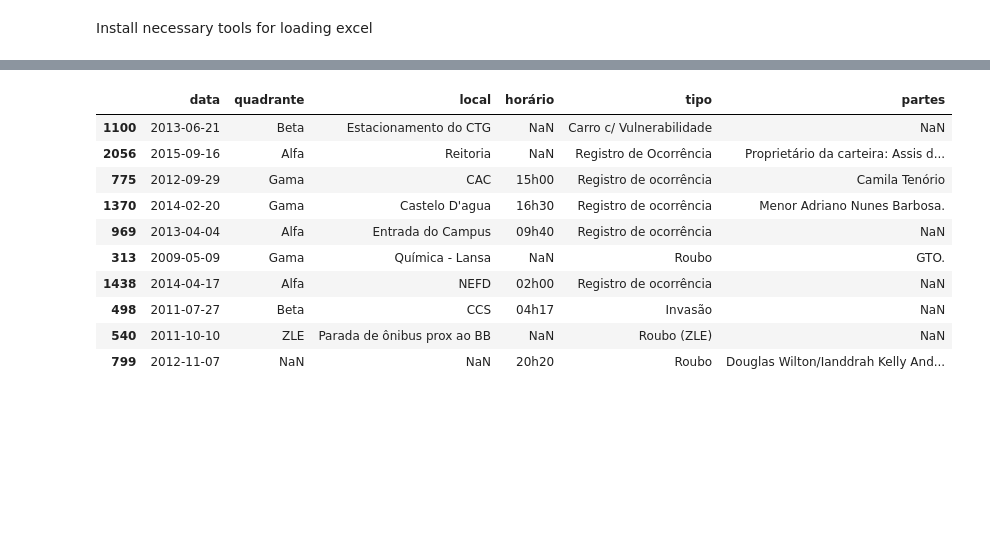
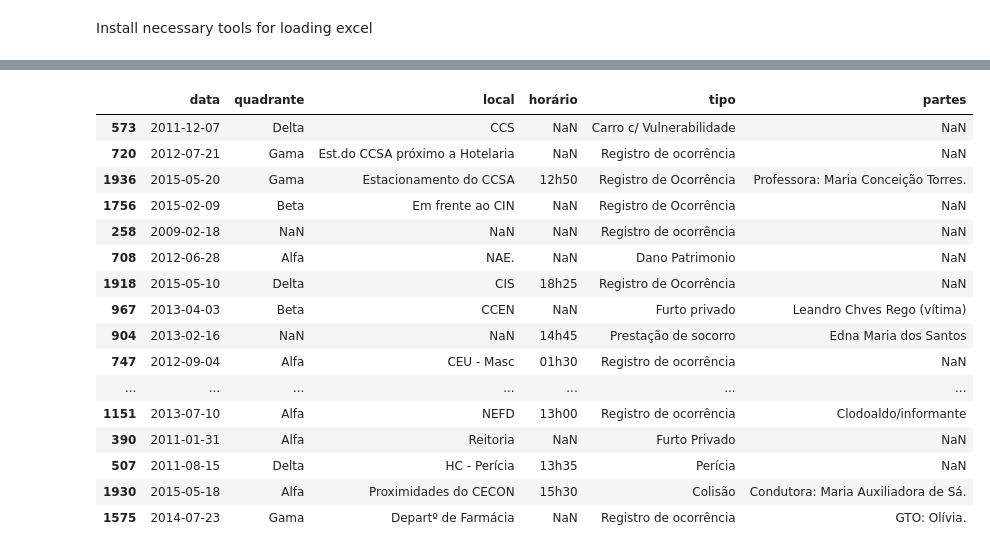
Before and after one commit to pedro00dk/ufpe-security-analysis, a Jupyter notebook: ufpe_sa.ipynb, the cells around one changed output, grey strips where cells are left out. Drawn from its saved outputs; the diff is of its cells as text; code cells hidden in the pictures; blank space fills up the shorter version.

```diff
--- a/ufpe_sa.ipynb
+++ b/ufpe_sa.ipynb
@@ -65,46 +55,49 @@ dfs = xls.parse(sheet_name=xls.sheet_names)
 ... (4 outputs left out)
 # %%
 # lower all columns and remove extra spaces
-dfs = {
-    y: df.rename(lambda c: c.lower().strip(), axis='columns')
-    for y, df in dfs.items()
-}
+dfs = {y: df.rename(lambda c: c.lower().strip(), axis='columns') for y, df in dfs.items()}
 
 # drop columns
 drop_rule = re.compile(r'(?x) descrição \s sumária | medidas | unnamed.*')
-dfs = {y: df.drop([c for c in df.columns if drop_rule.match(c) != None], axis='columns') for y, df in dfs.items()}
+dfs = {y: df.drop([c for c in df.columns if drop_rule.match(c)], axis='columns') for y, df in dfs.items()}
 
 # unify null elements
 na_rule = re.compile(r'(?i)ñ.*')
 dfs = {y: df.replace(na_rule.pattern, np.nan, regex=True) for y, df in dfs.items()}
 
 # unify date columns, date have different formats along all dataframes, so they have to be processed before concat
 date_format = {
     '2008': '%d.%m.%y',
     '2009': '%d.%m.%y',
     '2011': '%d.%m.%y',
     '2012': '%d.%m.%y',
     '2013': '%Y-%m-%d',
     '2014': '%Y-%m-%d', #'%Y-%m-%d %h:%m:$s'
     '2015': '%Y-%m-%d'
 }
 dfs = {
     y: df.assign(**{'data': lambda df: pd.to_datetime(df['data'], errors='coerce', format=date_format[y], exact=False)})
     for y, df in dfs.items()
 }
 
 # merge dataframes
 df = pd.concat(dfs, ignore_index=True)
-df.sample(10)
+df.sample(40)
 # %% [output]
 |  | data | quadrante | local | horário | tipo | partes |
-| 1100 | 2013-06-21 | Beta | Estacionamento do CTG | NaN | Carro c/ Vulnerabilidade | NaN |
-| 2056 | 2015-09-16 | Alfa | Reitoria | NaN | Registro de Ocorrência | Proprietário da carteira: Assis d... |
-| 775 | 2012-09-29 | Gama | CAC | 15h00 | Registro de ocorrência | Camila Tenório |
-| 1370 | 2014-02-20 | Gama | Castelo D'agua | 16h30 | Registro de ocorrência | Menor Adriano Nunes Barbosa. |
-| 969 | 2013-04-04 | Alfa | Entrada do Campus | 09h40 | Registro de ocorrência | NaN |
-| 313 | 2009-05-09 | Gama | Química - Lansa | NaN | Roubo | GTO. |
-| 1438 | 2014-04-17 | Alfa | NEFD | 02h00 | Registro de ocorrência | NaN |
-| 498 | 2011-07-27 | Beta | CCS | 04h17 | Invasão | NaN |
-| 540 | 2011-10-10 | ZLE | Parada de ônibus prox ao BB | NaN | Roubo (ZLE) | NaN |
-| 799 | 2012-11-07 | NaN | NaN | 20h20 | Roubo | Douglas Wilton/Ianddrah Kelly And... |
+| 573 | 2011-12-07 | Delta | CCS | NaN | Carro c/ Vulnerabilidade | NaN |
+| 720 | 2012-07-21 | Gama | Est.do CCSA próximo a Hotelaria | NaN | Registro de ocorrência | NaN |
+| 1936 | 2015-05-20 | Gama | Estacionamento do CCSA | 12h50 | Registro de Ocorrência | Professora: Maria Conceição Torres. |
+| 1756 | 2015-02-09 | Beta | Em frente ao CIN | NaN | Registro de Ocorrência | NaN |
+| 258 | 2009-02-18 | NaN | NaN | NaN | Registro de ocorrência | NaN |
+| 708 | 2012-06-28 | Alfa | NAE. | NaN | Dano Patrimonio | NaN |
+| 1918 | 2015-05-10 | Delta | CIS | 18h25 | Registro de Ocorrência | NaN |
+| 967 | 2013-04-03 | Beta | CCEN | NaN | Furto privado | Leandro Chves Rego (vítima) |
+| 904 | 2013-02-16 | NaN | NaN | 14h45 | Prestação de socorro | Edna Maria dos Santos |
+| 747 | 2012-09-04 | Alfa | CEU - Masc | 01h30 | Registro de ocorrência | NaN |
+| ... | ... | ... | ... | ... | ... | ... |
+| 1151 | 2013-07-10 | Alfa | NEFD | 13h00 | Registro de ocorrência | Clodoaldo/informante |
+| 390 | 2011-01-31 | Alfa | Reitoria | NaN | Furto Privado | NaN |
+| 507 | 2011-08-15 | Delta | HC - Perícia | 13h35 | Perícia | NaN |
+| 1930 | 2015-05-18 | Alfa | Proximidades do CECON | 15h30 | Colisão | Condutora: Maria Auxiliadora de Sá. |
+| 1575 | 2014-07-23 | Gama | Departº de Farmácia | NaN | Registro de ocorrência | GTO: Olívia. |
```
Also changed, not shown: parts of 5 cells of this notebook.
